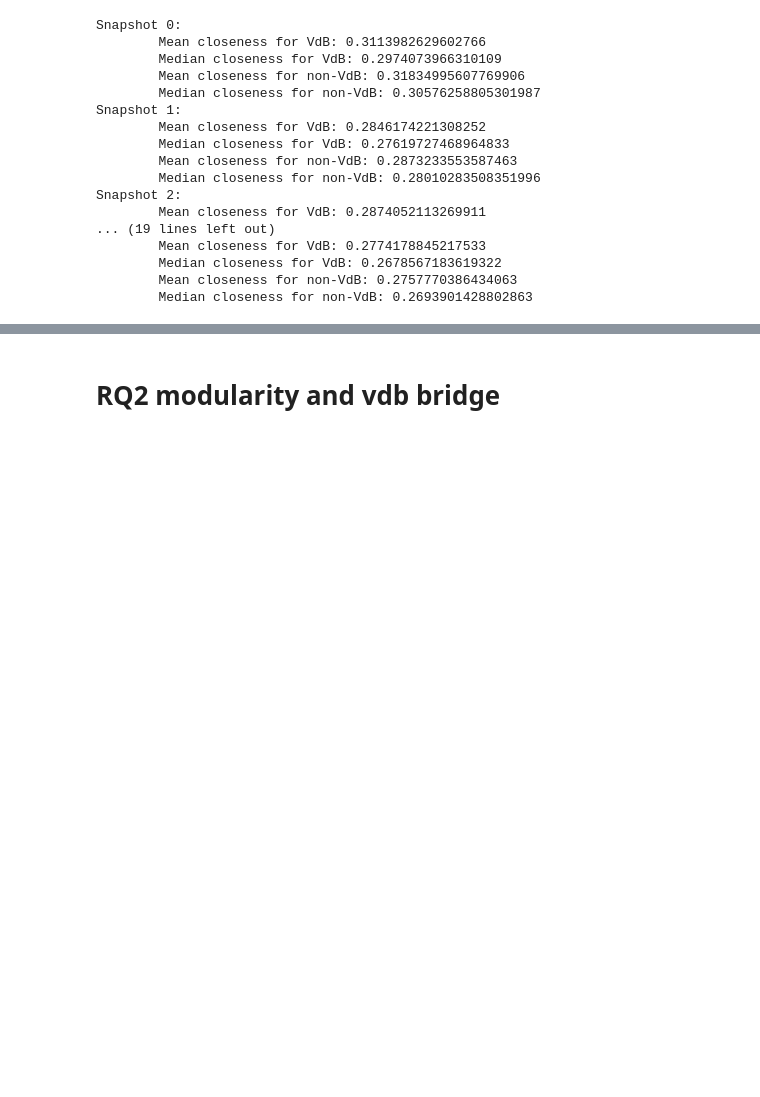
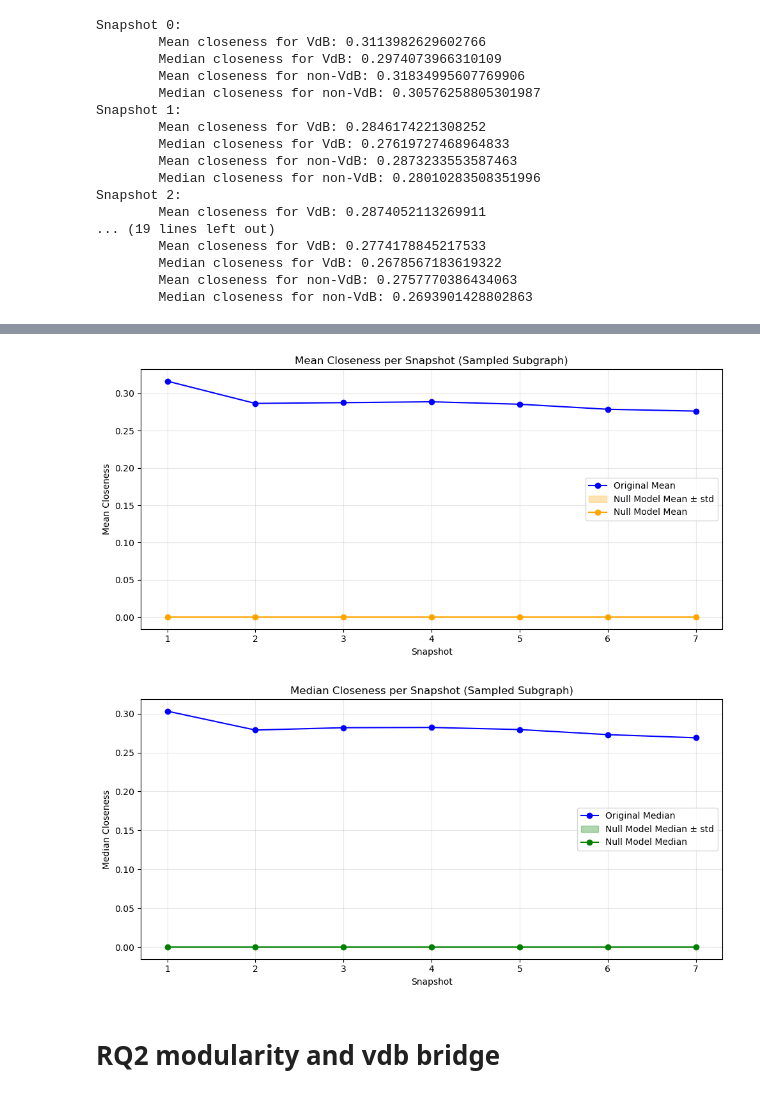
Before and after one commit to ChefBB/acn_project, a Jupyter notebook: dynet/RQ2.ipynb, the cells around one changed output, grey strips where cells are left out. Cells and saved outputs as stored; diff of their text form; code cells hidden in the pictures; blank space fills up the shorter version.

```diff
--- a/dynet/RQ2.ipynb
+++ b/dynet/RQ2.ipynb
@@ -2602,3 +2822,55 @@ plt.show()
+# %%
+import matplotlib.pyplot as plt
+import numpy as np
+
+# -----------------------------
+# Plot Mean ± Std
+# -----------------------------
+plt.figure(figsize=(10,5))
+plt.plot(snapshots, gen_mean, label="Original Mean", marker='o', color='blue')
+plt.fill_between(
+    snapshots,
+    np.array(null_mean) - np.array(null_std),
+    np.array(null_mean) + np.array(null_std),
+    color="orange",
+    alpha=0.3,
+    label="Null Model Mean ± std"
+)
+plt.plot(snapshots, null_mean, label="Null Model Mean", marker='o', color="orange")
+plt.xlabel("Snapshot")
+plt.ylabel("Mean Closeness")
+plt.title("Mean Closeness per Snapshot (Sampled Subgraph)")
+plt.xticks(snapshots)
+plt.legend()
+plt.grid(alpha=0.3)
+plt.tight_layout()
+plt.show()
+
+# -----------------------------
+# Plot Median ± Std
+# -----------------------------
+plt.figure(figsize=(10,5))
+plt.plot(snapshots, gen_median, label="Original Median", marker='o', color='blue')
+plt.fill_between(
+    snapshots,
+    np.array(null_median) - np.array(null_median_std),
+    np.array(null_median) + np.array(null_median_std),
+    color="green",
+    alpha=0.3,
+    label="Null Model Median ± std"
+)
+plt.plot(snapshots, null_median, label="Null Model Median", marker='o', color="green")
+plt.xlabel("Snapshot")
+plt.ylabel("Median Closeness")
+plt.title("Median Closeness per Snapshot (Sampled Subgraph)")
+plt.xticks(snapshots)
+plt.legend()
+plt.grid(alpha=0.3)
+plt.tight_layout()
+plt.show()
+# %% [output]
+[figure, added]
+[figure, added]
 # %% [markdown]
 # RQ2 modularity and vdb bridge
 # %%
```
Also changed, not shown: parts of 14 cells of this notebook.
